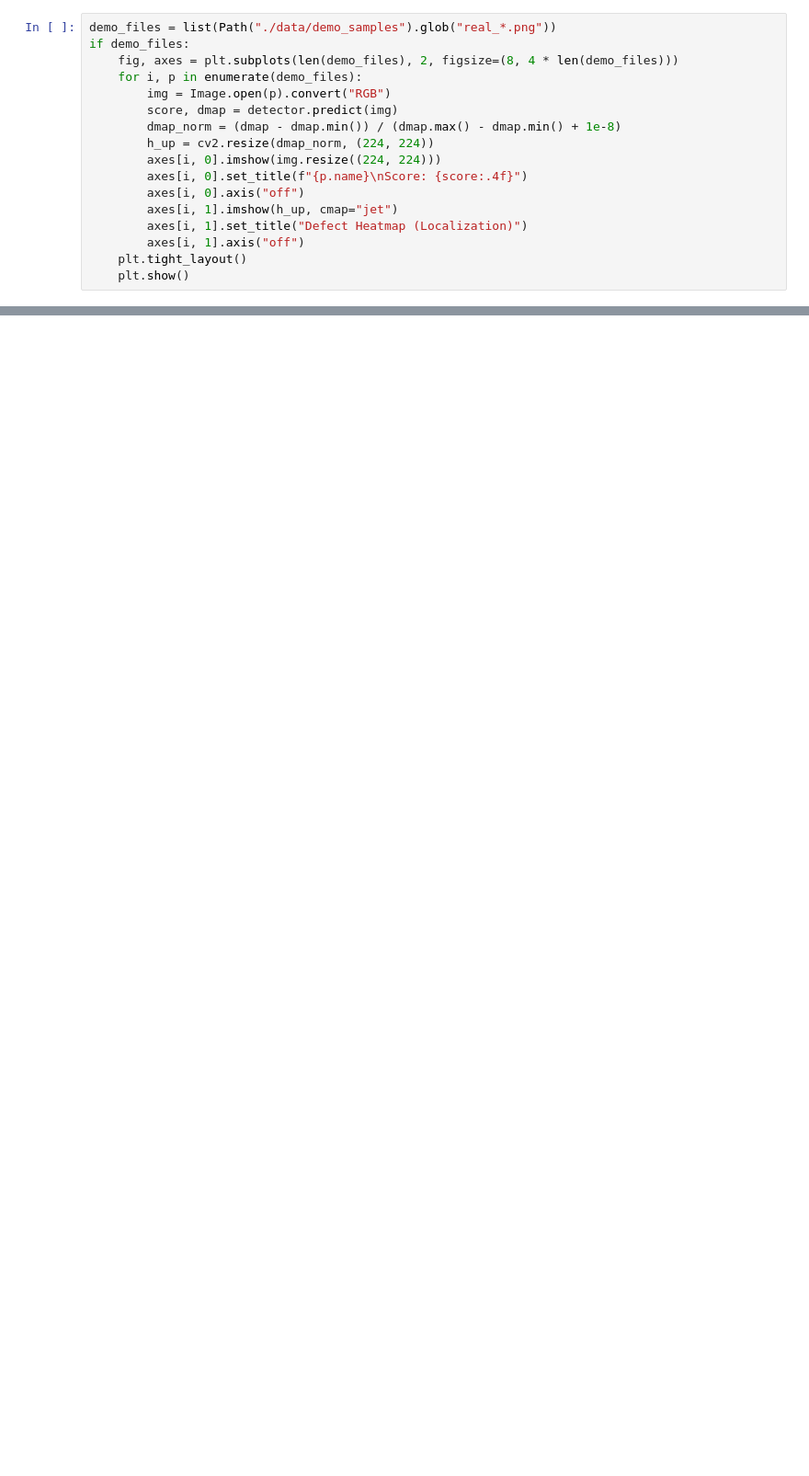
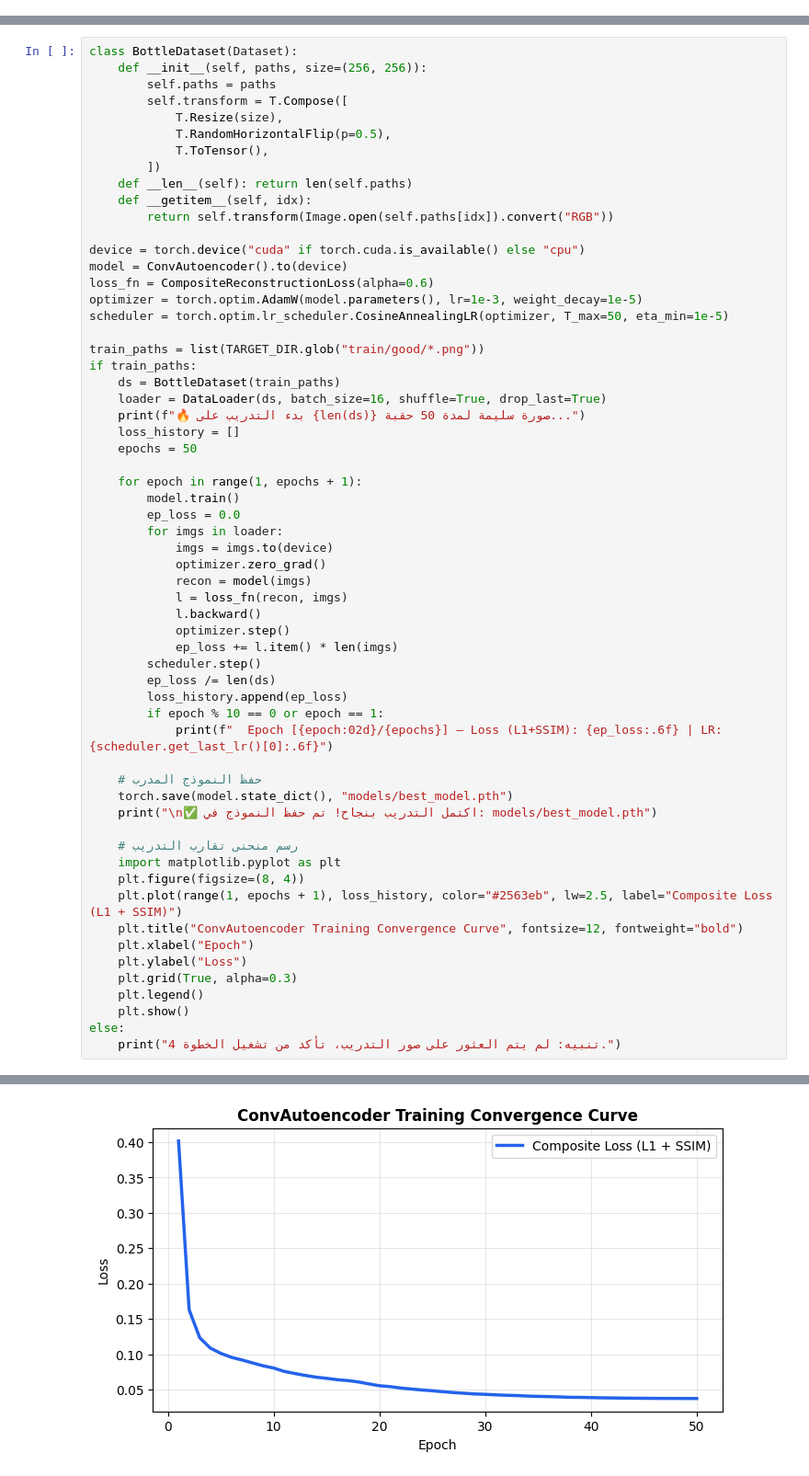
Before and after one commit to Mohammed-Ahmed-Alansi/Deep-Learning-Projects, a Jupyter notebook: 02-Industrial-Anomaly-Detection-PyTorch/notebooks/MultiType_PatchCore_Colab.ipynb, the cells around one changed output, grey strips where cells are left out. Shown at 92% size. Cells and saved outputs as stored; diff of their text form; blank space fills up the shorter version.

```diff
--- a/02-Industrial-Anomaly-Detection-PyTorch/notebooks/MultiType_PatchCore_Colab.ipynb
+++ b/02-Industrial-Anomaly-Detection-PyTorch/notebooks/MultiType_PatchCore_Colab.ipynb
@@ -179,17 +0,0 @@ else:
-# %%
-demo_files = list(Path("./data/demo_samples").glob("real_*.png"))
-if demo_files:
-    fig, axes = plt.subplots(len(demo_files), 2, figsize=(8, 4 * len(demo_files)))
-    for i, p in enumerate(demo_files):
-        img = Image.open(p).convert("RGB")
-        score, dmap = detector.predict(img)
-        dmap_norm = (dmap - dmap.min()) / (dmap.max() - dmap.min() + 1e-8)
-        h_up = cv2.resize(dmap_norm, (224, 224))
-        axes[i, 0].imshow(img.resize((224, 224)))
-        axes[i, 0].set_title(f"{p.name}\nScore: {score:.4f}")
-        axes[i, 0].axis("off")
-        axes[i, 1].imshow(h_up, cmap="jet")
-        axes[i, 1].set_title("Defect Heatmap (Localization)")
-        axes[i, 1].axis("off")
-    plt.tight_layout()
-    plt.show()
@@ -195,0 +217,61 @@ if demo_files:
+# %%
+class BottleDataset(Dataset):
+    def __init__(self, paths, size=(256, 256)):
+        self.paths = paths
+        self.transform = T.Compose([
+            T.Resize(size),
+            T.RandomHorizontalFlip(p=0.5),
+            T.ToTensor(),
+        ])
+    def __len__(self): return len(self.paths)
+    def __getitem__(self, idx):
+        return self.transform(Image.open(self.paths[idx]).convert("RGB"))
+
+device = torch.device("cuda" if torch.cuda.is_available() else "cpu")
+model = ConvAutoencoder().to(device)
+loss_fn = CompositeReconstructionLoss(alpha=0.6)
+optimizer = torch.optim.AdamW(model.parameters(), lr=1e-3, weight_decay=1e-5)
+scheduler = torch.optim.lr_scheduler.CosineAnnealingLR(optimizer, T_max=50, eta_min=1e-5)
+
+train_paths = list(TARGET_DIR.glob("train/good/*.png"))
+if train_paths:
+    ds = BottleDataset(train_paths)
+    loader = DataLoader(ds, batch_size=16, shuffle=True, drop_last=True)
+    print(f"🔥 بدء التدريب على {len(ds)} صورة سليمة لمدة 50 حقبة...")
+    loss_history = []
+    epochs = 50
+
+    for epoch in range(1, epochs + 1):
+        model.train()
+        ep_loss = 0.0
+        for imgs in loader:
+            imgs = imgs.to(device)
+            optimizer.zero_grad()
+            recon = model(imgs)
+            l = loss_fn(recon, imgs)
+            l.backward()
+            optimizer.step()
+            ep_loss += l.item() * len(imgs)
+        scheduler.step()
+        ep_loss /= len(ds)
+        loss_history.append(ep_loss)
+        if epoch % 10 == 0 or epoch == 1:
+            print(f"  Epoch [{epoch:02d}/{epochs}] — Loss (L1+SSIM): {ep_loss:.6f} | LR: {scheduler.get_last_lr()[0]:.6f}")
+
+    # حفظ النموذج المدرب
+    torch.save(model.state_dict(), "models/best_model.pth")
+    print("\n✅ اكتمل التدريب بنجاح! تم حفظ النموذج في: models/best_model.pth")
+
+    # رسم منحنى تقارب التدريب
+    import matplotlib.pyplot as plt
+    plt.figure(figsize=(8, 4))
+    plt.plot(range(1, epochs + 1), loss_history, color="#2563eb", lw=2.5, label="Composite Loss (L1 + SSIM)")
+    plt.title("ConvAutoencoder Training Convergence Curve", fontsize=12, fontweight="bold")
+    plt.xlabel("Epoch")
+    plt.ylabel("Loss")
+    plt.grid(True, alpha=0.3)
+    plt.legend()
+    plt.show()
+else:
+    print("تنبيه: لم يتم العثور على صور التدريب، تأكد من تشغيل الخطوة 4.")
+# %% [output]
@@ -195,0 +287 @@ if demo_files:
+[figure, added]
```
Also changed, not shown: parts of 39 cells of this notebook, 1 other file.
